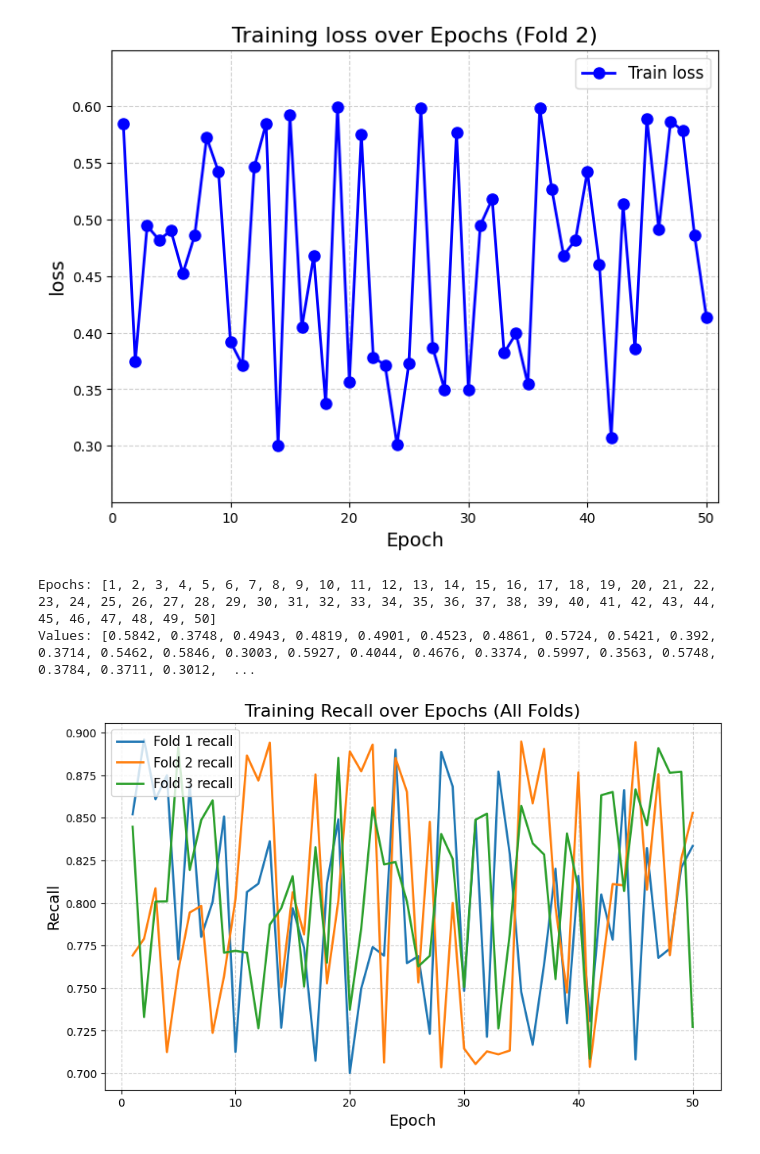
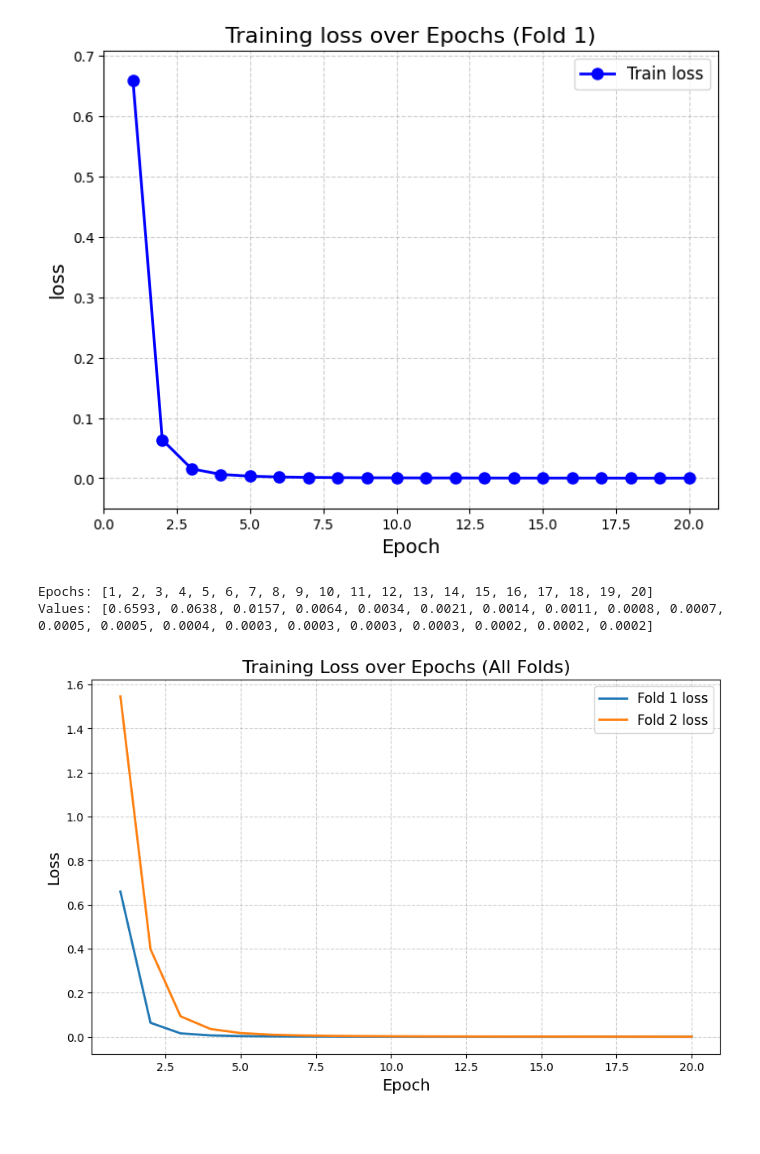
Before and after one commit to nieksa/work2-dti, a Jupyter notebook: plot_train_processe.ipynb, the cells around one changed output. Saved outputs shown, nothing was run; the diff lists cells and outputs as text; code cells hidden in the pictures.

Commit message:
finish plot code, mutilmodel

```diff
--- a/plot_train_processe.ipynb
+++ b/plot_train_processe.ipynb
@@ -85,7 +85,7 @@ def extract_metric_data(log_file, fold, metric):
 
     # 正则表达式匹配指定 Fold 的所有 Epoch 的指标数据
     pattern = re.compile(
-        rf"FOLD {fold} Start(.*?)Fold {fold} end",
+        rf"Fold {fold} Start(.*?)Fold {fold} end",
         re.DOTALL
     )
     fold_content = pattern.search(log_content)
@@ -145,13 +145,13 @@ def extract_metric_data(log_file, fold, metric):
     return epochs, values
 
 # 示例调用
-epochs, values = extract_metric_data('training.log', fold=2, metric='loss')
+epochs, values = extract_metric_data('./logs/NCvsPD/ResNet18_20250102_212735_69.05.log', fold=1, metric='loss')
 print("Epochs:", epochs)
 print("Values:", values)
 # %% [output]
-[figure, old version]
+[figure, new version]
-Epochs: [1, 2, 3, 4, 5, 6, 7, 8, 9, 10, 11, 12, 13, 14, 15, 16, 17, 18, 19, 20, 21, 22, 23, 24, 25, 26, 27, 28, 29, 30, 31, 32, 33, 34, 35, 36, 37, 38, 39, 40, 41, 42, 43, 44, 45, 46, 47, 48, 49, 50]
-Values: [0.5842, 0.3748, 0.4943, 0.4819, 0.4901, 0.4523, 0.4861, 0.5724, 0.5421, 0.392, 0.3714, 0.5462, 0.5846, 0.3003, 0.5927, 0.4044, 0.4676, 0.3374, 0.5997, 0.3563, 0.5748, 0.3784, 0.3711, 0.3012,  ...
+Epochs: [1, 2, 3, 4, 5, 6, 7, 8, 9, 10, 11, 12, 13, 14, 15, 16, 17, 18, 19, 20]
+Values: [0.6593, 0.0638, 0.0157, 0.0064, 0.0034, 0.0021, 0.0014, 0.0011, 0.0008, 0.0007, 0.0005, 0.0005, 0.0004, 0.0003, 0.0003, 0.0003, 0.0003, 0.0002, 0.0002, 0.0002]
 # %%
 import re
 import matplotlib.pyplot as plt
@@ -169,7 +169,7 @@ def extract_and_plot_all_folds(log_file, metric):
 
     # 正则表达式匹配所有 Fold 的内容
     fold_pattern = re.compile(
-        r"FOLD (\d+) Start(.*?)Fold \1 end",
+        r"Fold (\d+) Start(.*?)Fold \1 end",
         re.DOTALL
     )
     fold_matches = fold_pattern.findall(log_content)
@@ -198,35 +198,35 @@ def extract_and_plot_all_folds(log_file, metric):
 
         matches = metric_pattern.findall(fold_content)
 
         if not matches:
             print(f"No data found for Fold {fold} and metric '{metric}'.")
             continue
 
         # 提取 Epoch 和指标值
         epochs = [int(match[0]) for match in matches]  # Epoch 数组
         values = [float(match[1]) for match in matches]  # 指标值数组
 
         # 绘制曲线
         plt.plot(epochs, values, linestyle='-', linewidth=2, label=f'Fold {fold} {metric}')
 
     # 设置标题和标签
     plt.xlabel('Epoch', fontsize=14)
     plt.ylabel(metric.capitalize(), fontsize=14)
     plt.title(f'Training {metric.capitalize()} over Epochs (All Folds)', fontsize=16)
 
     # 设置网格线
     plt.grid(True, linestyle='--', alpha=0.6)
 
     # 添加图例
     plt.legend(fontsize=12)
 
     # 显示图表
     plt.show()
 
 # 示例调用
-extract_and_plot_all_folds('training.log', metric='recall')
+extract_and_plot_all_folds('./logs/NCvsPD/ResNet18_20250102_212735_69.05.log', metric='loss')
 # %% [output]
-[figure, old version]
+[figure, new version]
 # %%
 import re
 import numpy as np
```
Also changed, not shown: parts of 1 cell of this notebook, 12 other files.
